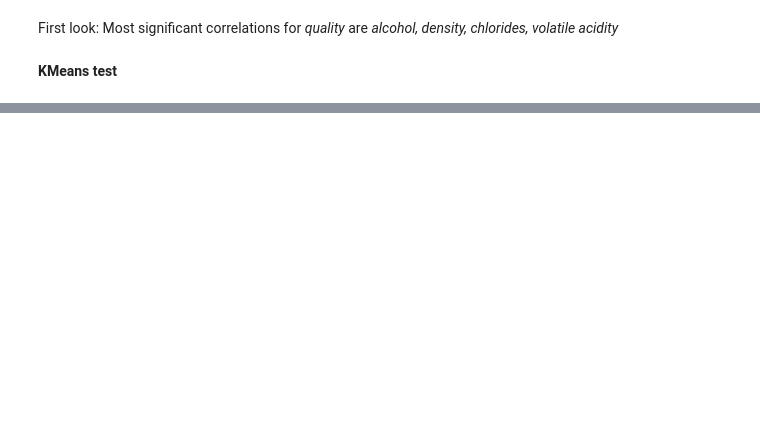
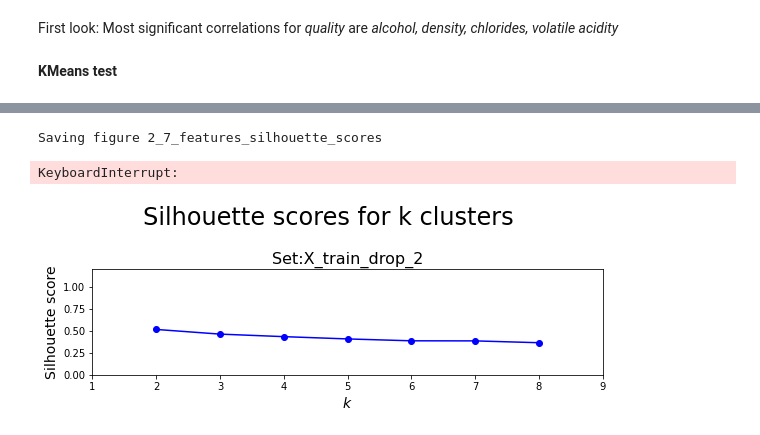
Before and after one commit to joseph-g25/SP22-Project3-WineRedux, a Jupyter notebook: 00_explore_env_notebook.ipynb, the cells around one changed output, grey strips where cells are left out. Saved outputs shown, nothing was run; the diff lists cells and outputs as text; code cells hidden in the pictures; blank space fills up the shorter version.

```diff
--- a/00_explore_env_notebook.ipynb
+++ b/00_explore_env_notebook.ipynb
@@ -81,0 +88,10 @@ for dataset in kmeans_explore_datasets:
+# %%
+X_train_drop2, X_test_drop2 = X_train_raw.drop(drop_features_2, axis=1), X_test_raw.drop(drop_features_2, axis=1)
+
+drop_2_sil_scores = ctl.get_silhouette_scores(X_train_drop2, range_upper=10)
+
+gl.plot_silhouette_scores(silhouette_scores=drop_2_sil_scores, var_name="X_train_drop_2", savefig=True)
+# %% [output]
+Saving figure 2_7_features_silhouette_scores
+KeyboardInterrupt:
+[figure, added]
```
Also changed, not shown: parts of 9 cells of this notebook, 5 other files.
